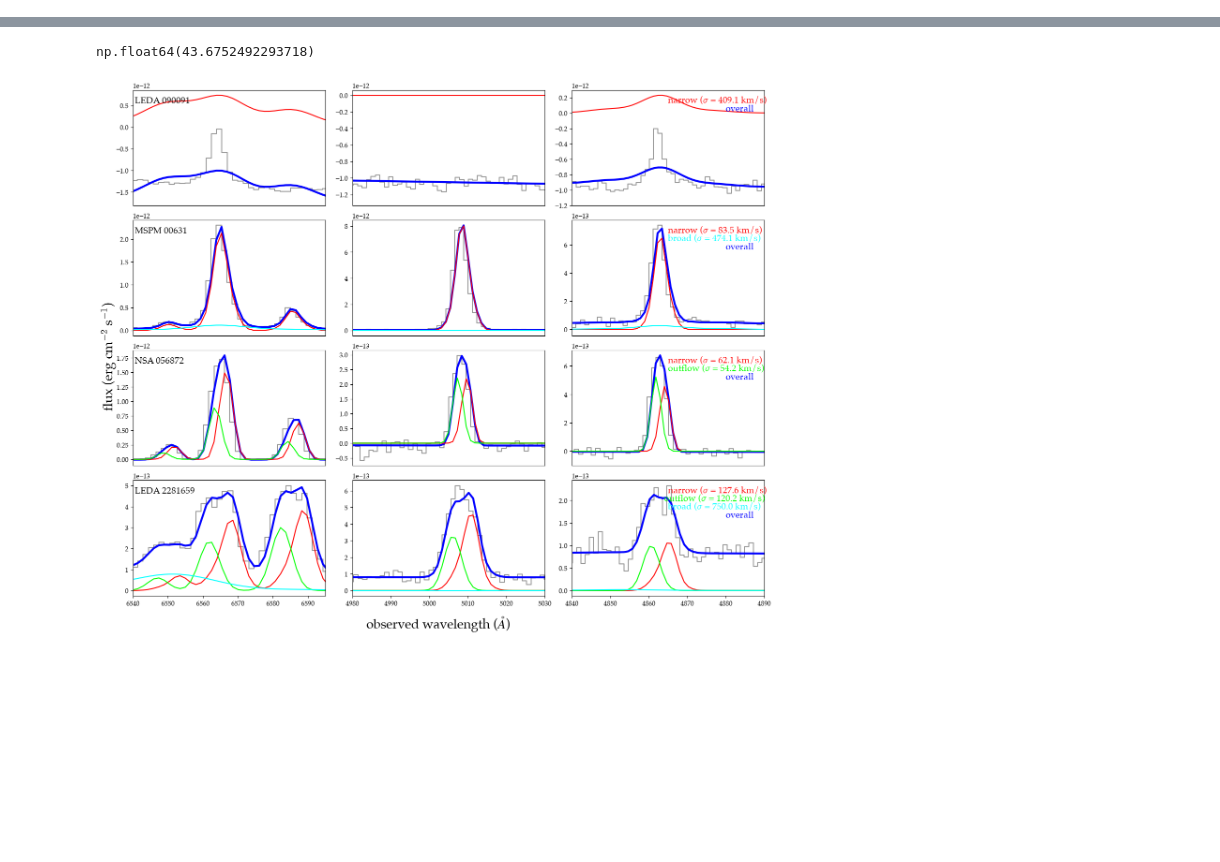
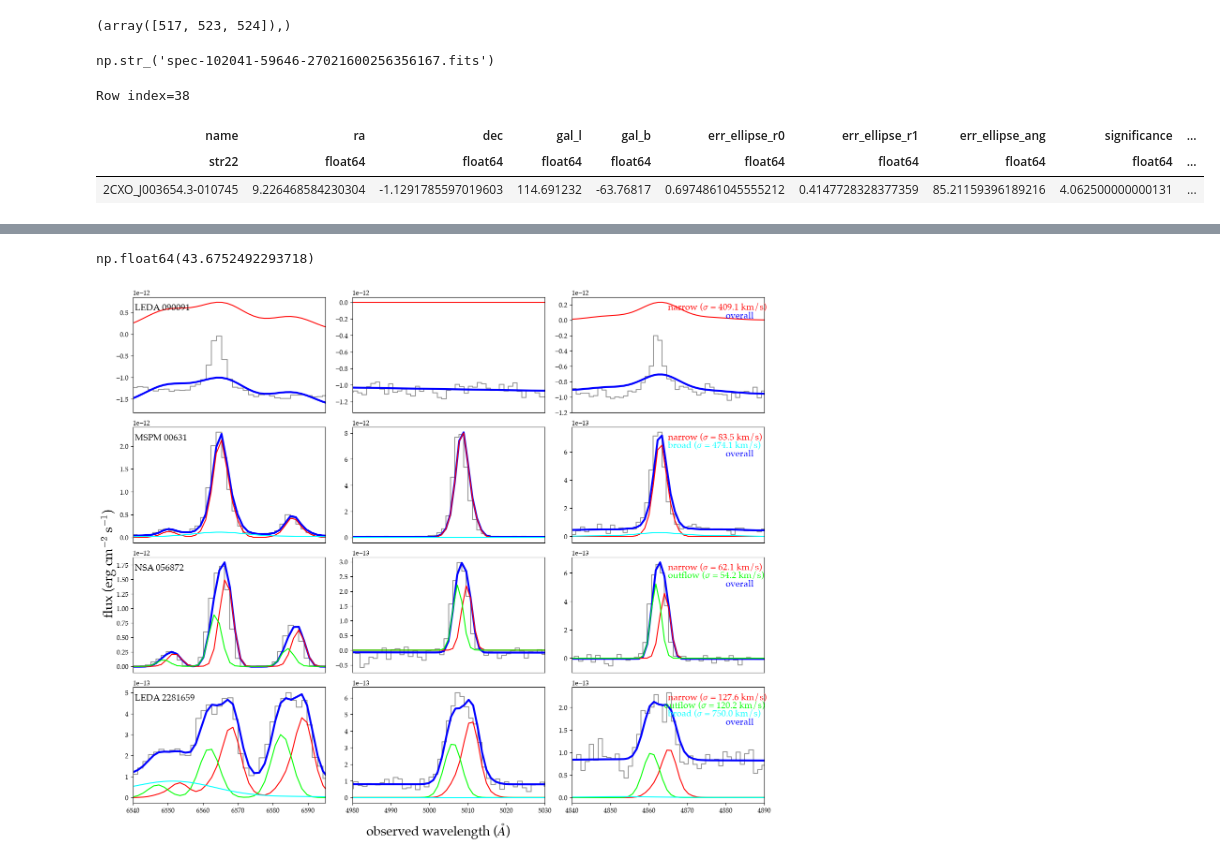
Before and after one commit to cassiemetzger/nburst_fittingscript, a Jupyter notebook: script_proto.ipynb, the cells around one changed output, grey strips where cells are left out. Saved outputs shown, nothing was run; the diff lists cells and outputs as text; code cells hidden in the pictures; blank space fills up the shorter version.

```diff
--- a/script_proto.ipynb
+++ b/script_proto.ipynb
@@ -9,3 +9,21 @@ import glob
 import matplotlib.pyplot as plt
 from scipy.ndimage import gaussian_filter1d
 import matplotlib.gridspec as gridspec
+# %%
+hdu = fits.open("./imbh_sample_prepared.fits")
+imbh = Table(hdu[1].data)
+# %%
+np.where(imbh['sdss field'] == 102041)
+# %% [output]
+(array([517, 523, 524]),)
+# %%
+imbh['source file'][523]
+# %% [output]
+np.str_('spec-102041-59646-27021600256356167.fits')
+# %%
+imbh[38]
+# %% [output]
+Row index=38
+| name | ra | dec | gal_l | gal_b | err_ellipse_r0 | err_ellipse_r1 | err_ellipse_ang | significance | ... |
+| str22 | float64 | float64 | float64 | float64 | float64 | float64 | float64 | float64 | ... |
+| 2CXO_J003654.3-010745 | 9.226468584230304 | -1.1291785597019603 | 114.691232 | -63.76817 | 0.6974861045555212 | 0.4147728328377359 | 85.21159396189216 | 4.062500000000131 | ... |
```
Also changed, not shown: parts of 3 cells of this notebook, 4 other files.
